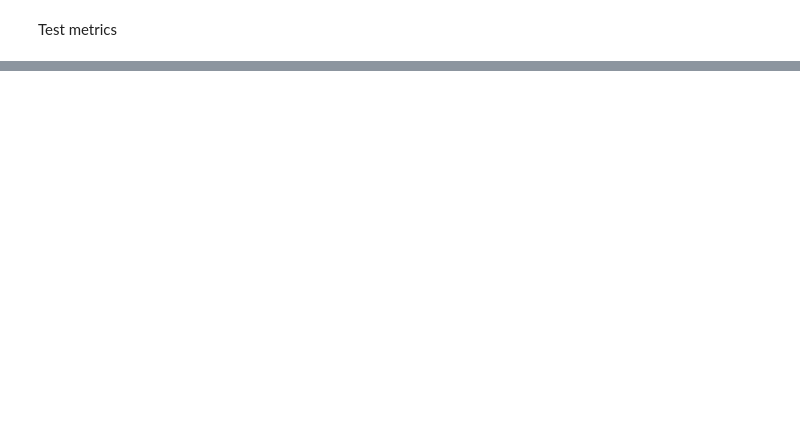
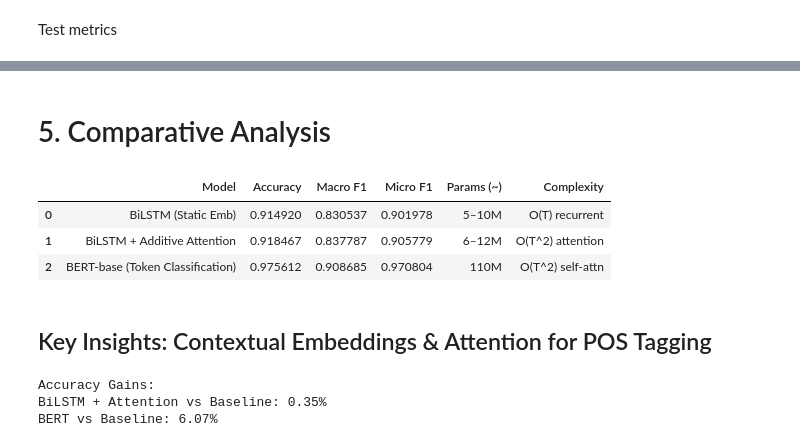
Before and after one commit to Srini235/NLP_Assignment_02_Group210, a Jupyter notebook: NLP_Assignment_02_Group210.ipynb, the cells around one changed output, grey strips where cells are left out. Cells and saved outputs as stored; diff of their text form; code cells hidden in the pictures; blank space fills up the shorter version.

```diff
--- a/NLP_Assignment_02_Group210.ipynb
+++ b/NLP_Assignment_02_Group210.ipynb
@@ -612,0 +684,10 @@ weighted avg     0.9691    0.9721    0.9706     23324
+# %%
+model_attn = BiLSTMWithAttention(vocab_size=len(id2word), num_tags=len(tag2id), pad_idx=PAD_ID).to(device)
+opt_attn = torch.optim.AdamW(model_attn.parameters(), lr=3e-3, weight_decay=1e-4)
+crit = nn.CrossEntropyLoss(ignore_index=-100)
+
+EPOCHS_ATTN = 8
+for epoch in range(EPOCHS_ATTN):
+    tr_loss = train_epoch_attn(model_attn, train_dl, opt_attn, crit)
+    acc, mF1, uF1, rep = evaluate_model_attn(model_attn, dev_dl)
+    print(f"Epoch {epoch+1:02d} | train_loss={tr_loss:.4f} | dev_acc={acc:.4f} | dev_macroF1={mF1:.4f}")
@@ -612,0 +724,4 @@ weighted avg     0.9691    0.9721    0.9706     23324
+# %%
+acc_t2, mF1_t2, uF1_t2, rep_t2 = evaluate_model_attn(model_attn, test_dl)
+print("TEST ACC:", acc_t2)
+print("TEST REPORT (BiLSTM+Attention):\n", rep_t2)
@@ -612,0 +844,64 @@ weighted avg     0.9691    0.9721    0.9706     23324
+# %% [markdown]
+# 5.  Comparative Analysis
+# %%
+import pandas as pd
+# import warnings
+# warnings.filterwarnings('ignore', category=UserWarning, module='seqeval')
+
+
+# Enter collected metrics from previous cells (or keep the defaults updated programmatically)
+res = []
+# Baseline (filled from variables if available)
+res.append({
+    'Model': 'BiLSTM (Static Emb)',
+    'Accuracy': test_accuracy,
+    'Macro F1': mF1_t,
+    'Micro F1': uF1_t,
+    'Params (~)': '5–10M',
+    'Complexity': 'O(T) recurrent'
+})
+
+# Attention
+res.append({
+    'Model': 'BiLSTM + Additive Attention',
+    'Accuracy': acc_t2,
+    'Macro F1': mF1_t2,
+    'Micro F1': uF1_t2,
+    'Params (~)': '6–12M',
+    'Complexity': 'O(T^2) attention'
+})
+
+# BERT (we computed in the BERT test cell)
+from IPython.display import display
+bert_acc = accuracy_score(true_seqs, pred_seqs)
+bert_macro = f1_score(true_seqs, pred_seqs, average='macro')
+bert_micro = f1_score(true_seqs, pred_seqs, average='micro')
+res.append({
+    'Model': 'BERT-base (Token Classification)',
+    'Accuracy': bert_acc,
+    'Macro F1': bert_macro,
+    'Micro F1': bert_micro,
+    'Params (~)': '110M',
+    'Complexity': 'O(T^2) self-attn'
+})
+
+if res:
+    df = pd.DataFrame(res)
+    display(df)
+else:
+    print('Run the training/evaluation cells above first to populate results.')
+# %% [output]
+|  | Model | Accuracy | Macro F1 | Micro F1 | Params (~) | Complexity |
+| 0 | BiLSTM (Static Emb) | 0.914920 | 0.830537 | 0.901978 | 5–10M | O(T) recurrent |
+| 1 | BiLSTM + Additive Attention | 0.918467 | 0.837787 | 0.905779 | 6–12M | O(T^2) attention |
+| 2 | BERT-base (Token Classification) | 0.975612 | 0.908685 | 0.970804 | 110M | O(T^2) self-attn |
+# %% [markdown]
+## Key Insights: Contextual Embeddings & Attention for POS Tagging
+# %%
+print("Accuracy Gains:")
+print(f"BiLSTM + Attention vs Baseline: {(acc_t2 - test_accuracy)*100:.2f}%")
+print(f"BERT vs Baseline: {(bert_acc - test_accuracy)*100:.2f}%")
+# %% [output]
+Accuracy Gains:
+BiLSTM + Attention vs Baseline: 0.35%
+BERT vs Baseline: 6.07%
```
Also changed, not shown: parts of 23 cells of this notebook.
